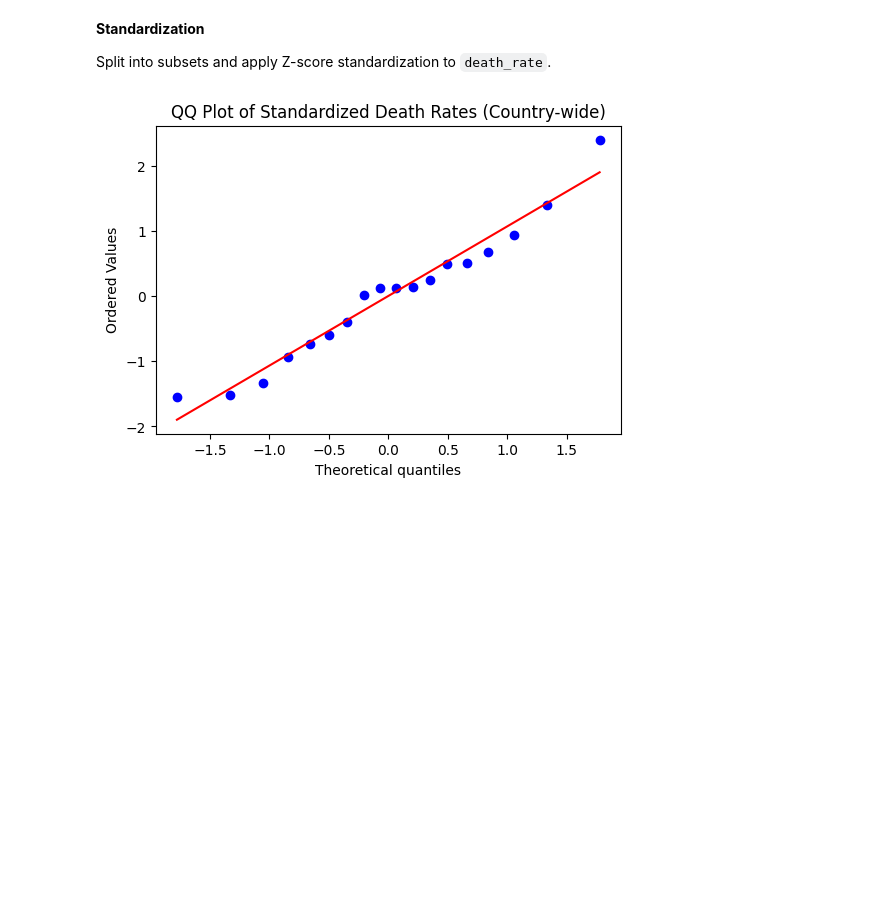
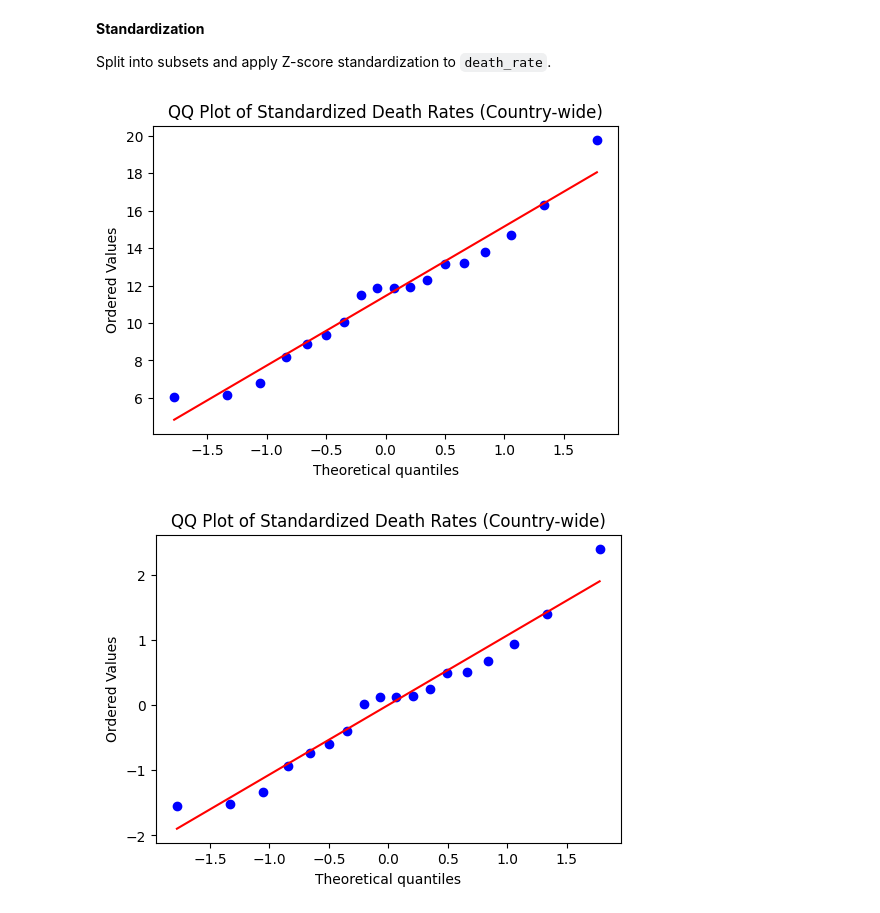
Before and after one commit to amberteetsel/substance-abuse-predictions, a Jupyter notebook: src/data_cleaning/AmberDataCleaning.ipynb, the cells around one changed output. Cells and saved outputs as stored; diff of their text form; code cells hidden in the pictures; blank space fills up the shorter version.

```diff
--- a/src/data_cleaning/AmberDataCleaning.ipynb
+++ b/src/data_cleaning/AmberDataCleaning.ipynb
@@ -210,6 +210,13 @@ df_state = df.loc[(df.state!='United States')&\
 scaler2 = StandardScaler()
 
 df_state['death_rate_z_score'] = scaler2.fit_transform(df_state[['death_rate']])
+# %%
+plt.figure(figsize=(6,4))
+stats.probplot(df_cum.death_rate, dist='norm', plot=plt)
+plt.title('QQ Plot of Standardized Death Rates (Country-wide)')
+plt.show()
+# %% [output]
+[figure, added]
 # %%
 # QQ Plots
 
```
Also changed, not shown: parts of 7 cells of this notebook, 2 other files.
